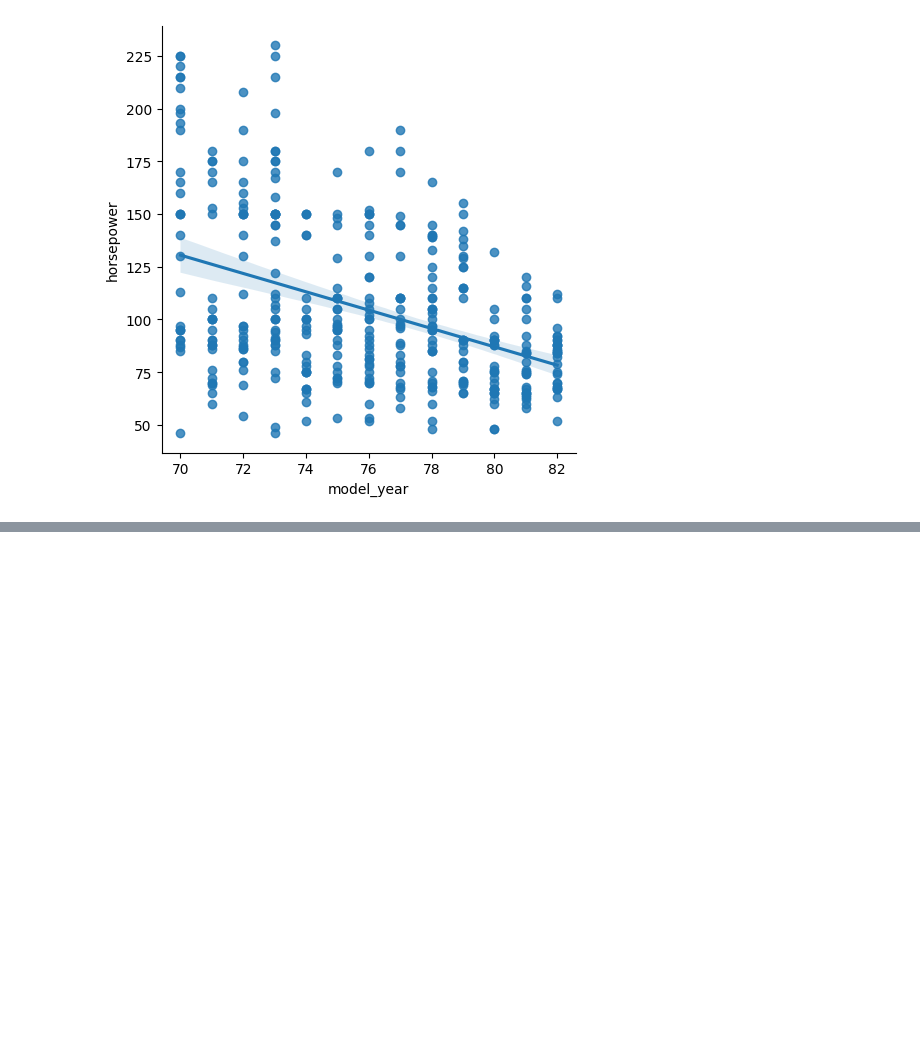
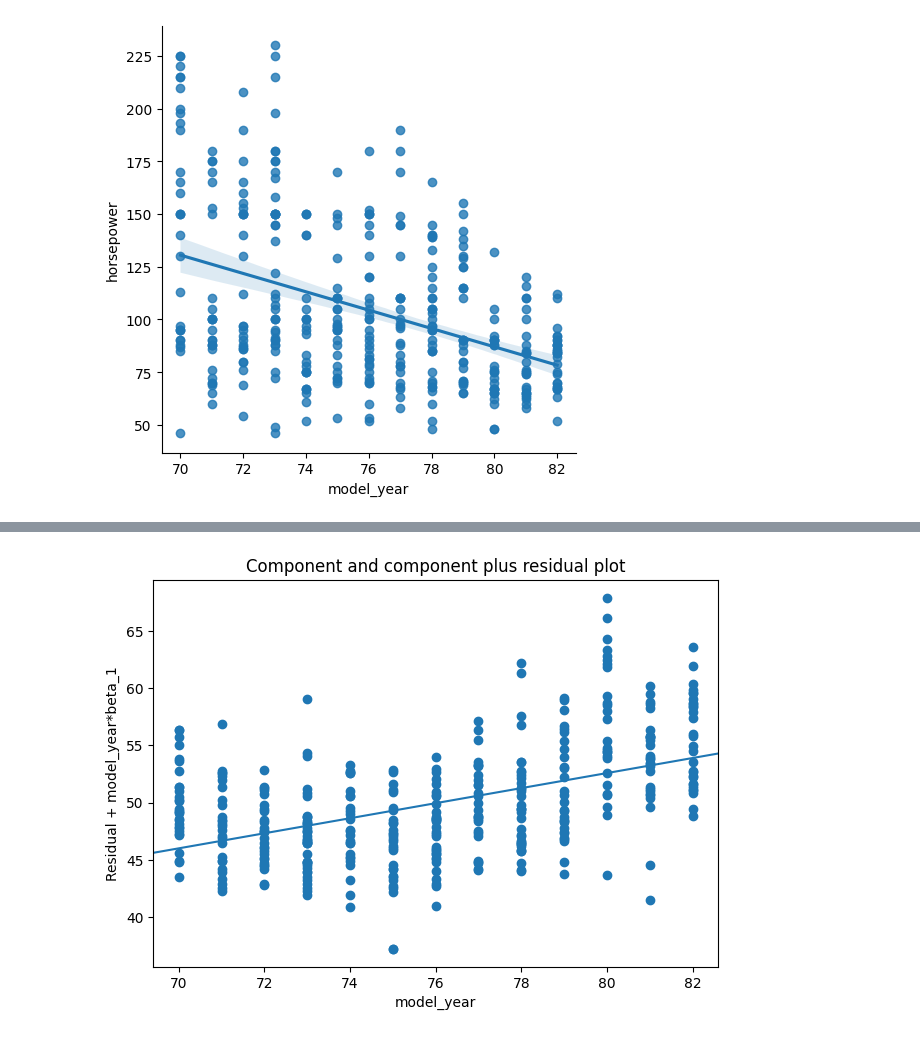
Before and after one commit to HakanAkerblom/Statistics, a Jupyter notebook: Cars dataviz/Cars assignment.ipynb, the cells around one changed output, grey strips where cells are left out. Cells and saved outputs as stored; diff of their text form; code cells hidden in the pictures; blank space fills up the shorter version.

Commit message:
Added visualization of multivariate analysis

```diff
--- a/Cars dataviz/Cars assignment.ipynb
+++ b/Cars dataviz/Cars assignment.ipynb
@@ -184,3 +186,9 @@ Notes:
 [1] Standard Errors assume that the covariance matrix of the errors is correctly specified.
 [2] The condition number is large, 3.2e+03. This might indicate that there are
 strong multicollinearity or other numerical problems.
+# %%
+fig = sm.graphics.plot_ccpr(results, "model_year")
+fig.tight_layout(pad=1.0)
+fig.savefig("../images/model_year_controlled.png")
+# %% [output]
+[figure, added]
```
Also changed, not shown: parts of 3 cells of this notebook, 1 other file.
